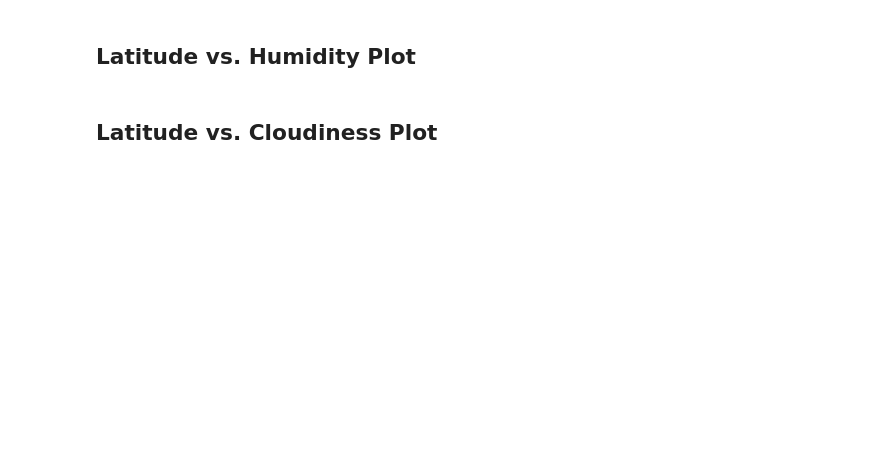
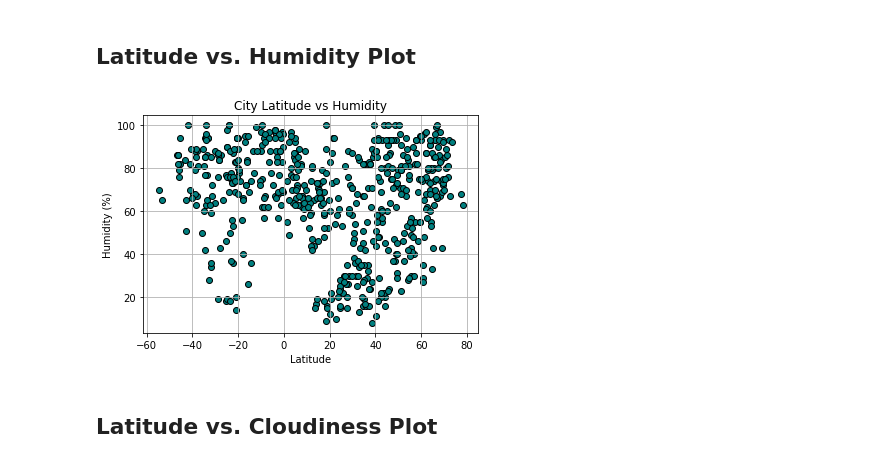
Before and after one commit to ashparra97/python-api-challenge, a Jupyter notebook: WeatherPy/WeatherPy.ipynb, the cells around one changed output. Saved outputs shown, nothing was run; the diff lists cells and outputs as text; code cells hidden in the pictures; blank space fills up the shorter version.

```diff
--- a/WeatherPy/WeatherPy.ipynb
+++ b/WeatherPy/WeatherPy.ipynb
@@ -184,13 +188,15 @@ plt.title = "City Latitude vs Max Temperature"
 # %% [markdown]
 ## Latitude vs. Humidity Plot
 # %%
-'''
-x_values =
-plt.scatter(x_values, data, marker="o", facecolors="red", edgecolors="black", s=x_values, alpha=.75)
-plt.xlabel = "Latitude"
-plt.ylabel = "Humidity(%)"
-plt.title = "City Latitude vs Humidity"
-'''
+plt.scatter(city_df["Lat"], city_df["Humidity"], marker="o", facecolors="teal", edgecolors="black")
+plt.xlabel("Latitude")
+plt.ylabel("Humidity (%)")
+plt.title("City Latitude vs Humidity")
+plt.grid(True)
+#plt.savefig("plot1.png")
+plt.show()
+# %% [output]
+[figure, added]
 # %% [markdown]
 ## Latitude vs. Cloudiness Plot
 # %%
```
Also changed, not shown: parts of 10 cells of this notebook.
